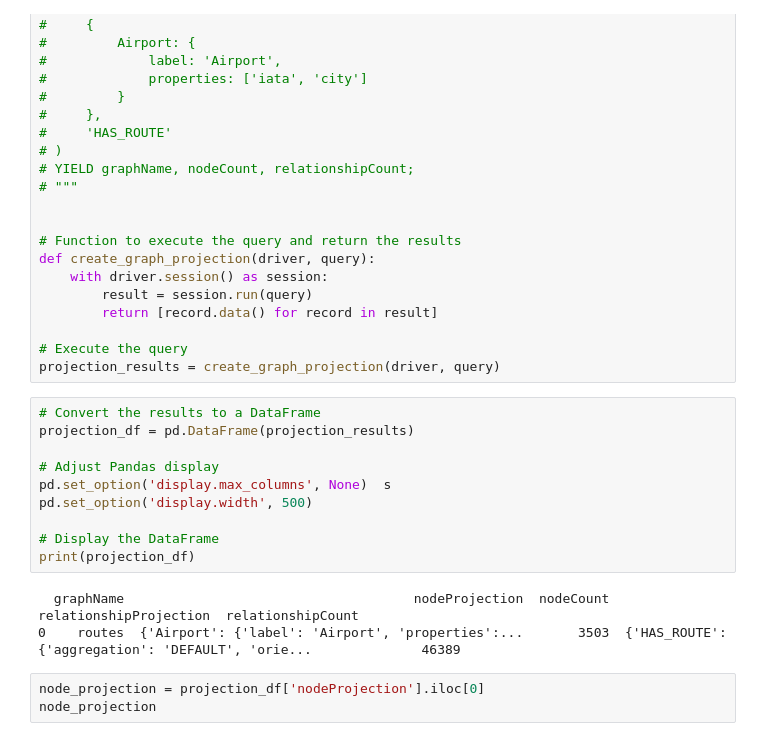
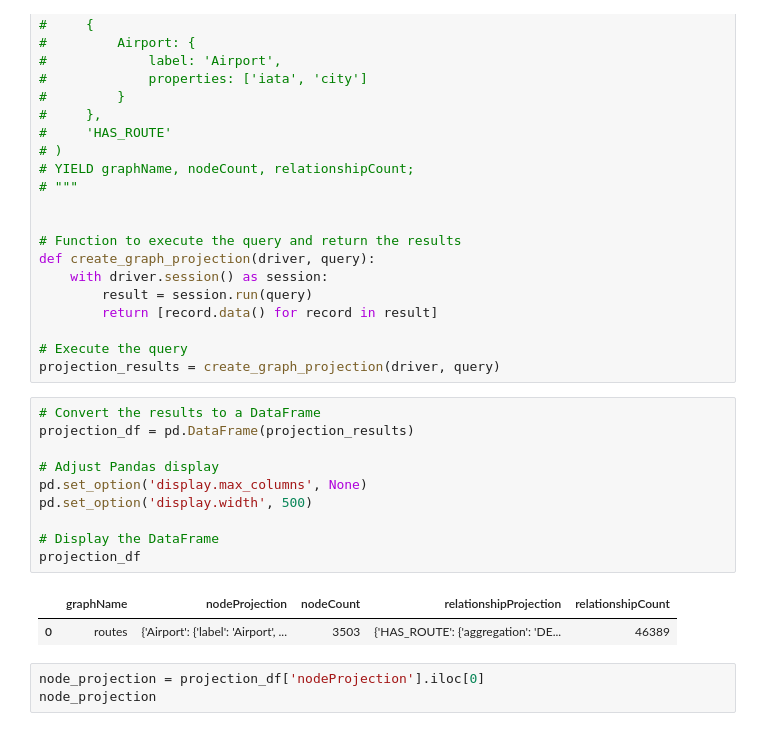
Before and after one commit to neo4j-labs/llm-graph-builder, a Jupyter notebook: experiments/Cypher_Queries.ipynb, the cells around one changed output. Saved outputs shown, nothing was run; the diff lists cells and outputs as text.

```diff
--- a/experiments/Cypher_Queries.ipynb
+++ b/experiments/Cypher_Queries.ipynb
@@ -320,16 +307,16 @@ projection_results = create_graph_projection(driver, query)
 # %%
 # Convert the results to a DataFrame
 projection_df = pd.DataFrame(projection_results)
 
 # Adjust Pandas display
-pd.set_option('display.max_columns', None)  s
+pd.set_option('display.max_columns', None)
 pd.set_option('display.width', 500)
 
 # Display the DataFrame
-print(projection_df)
+projection_df
 # %% [output]
-  graphName                                     nodeProjection  nodeCount                             relationshipProjection  relationshipCount
-0    routes  {'Airport': {'label': 'Airport', 'properties':...       3503  {'HAS_ROUTE': {'aggregation': 'DEFAULT', 'orie...              46389
+|  | graphName | nodeProjection | nodeCount | relationshipProjection | relationshipCount |
+| 0 | routes | {'Airport': {'label': 'Airport', ... | 3503 | {'HAS_ROUTE': {'aggregation': 'DE... | 46389 |
 # %%
 node_projection = projection_df['nodeProjection'].iloc[0]
 node_projection
```
Also changed, not shown: parts of 12 cells of this notebook.
